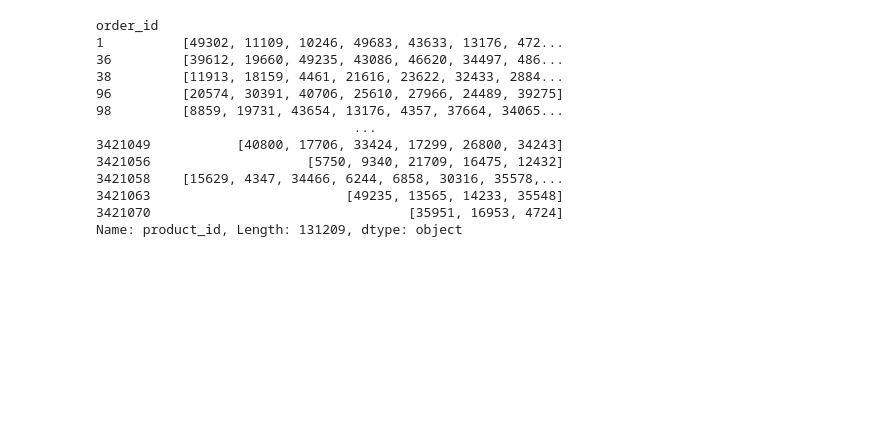
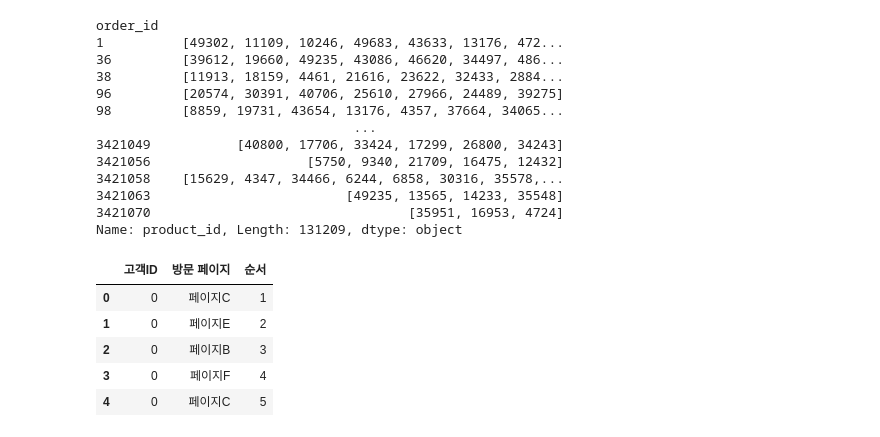
Before and after one commit to Huni0318/preprocessing, a Jupyter notebook: practice/practice7.ipynb, the cells around one changed output. Saved outputs shown, nothing was run; the diff lists cells and outputs as text; code cells hidden in the pictures; blank space fills up the shorter version.

```diff
--- a/practice/practice7.ipynb
+++ b/practice/practice7.ipynb
@@ -346,0 +352,11 @@ Name: product_id, Length: 131209, dtype: object
+# %%
+df = pd.read_csv("페이지내_사용자_이동.csv", engine = "python")
+# %%
+df.head()
+# %% [output]
+|  | 고객ID | 방문 페이지 | 순서 |
+| 0 | 0 | 페이지C | 1 |
+| 1 | 0 | 페이지E | 2 |
+| 2 | 0 | 페이지B | 3 |
+| 3 | 0 | 페이지F | 4 |
+| 4 | 0 | 페이지C | 5 |
```
Also changed, not shown: parts of 1 cell of this notebook.
